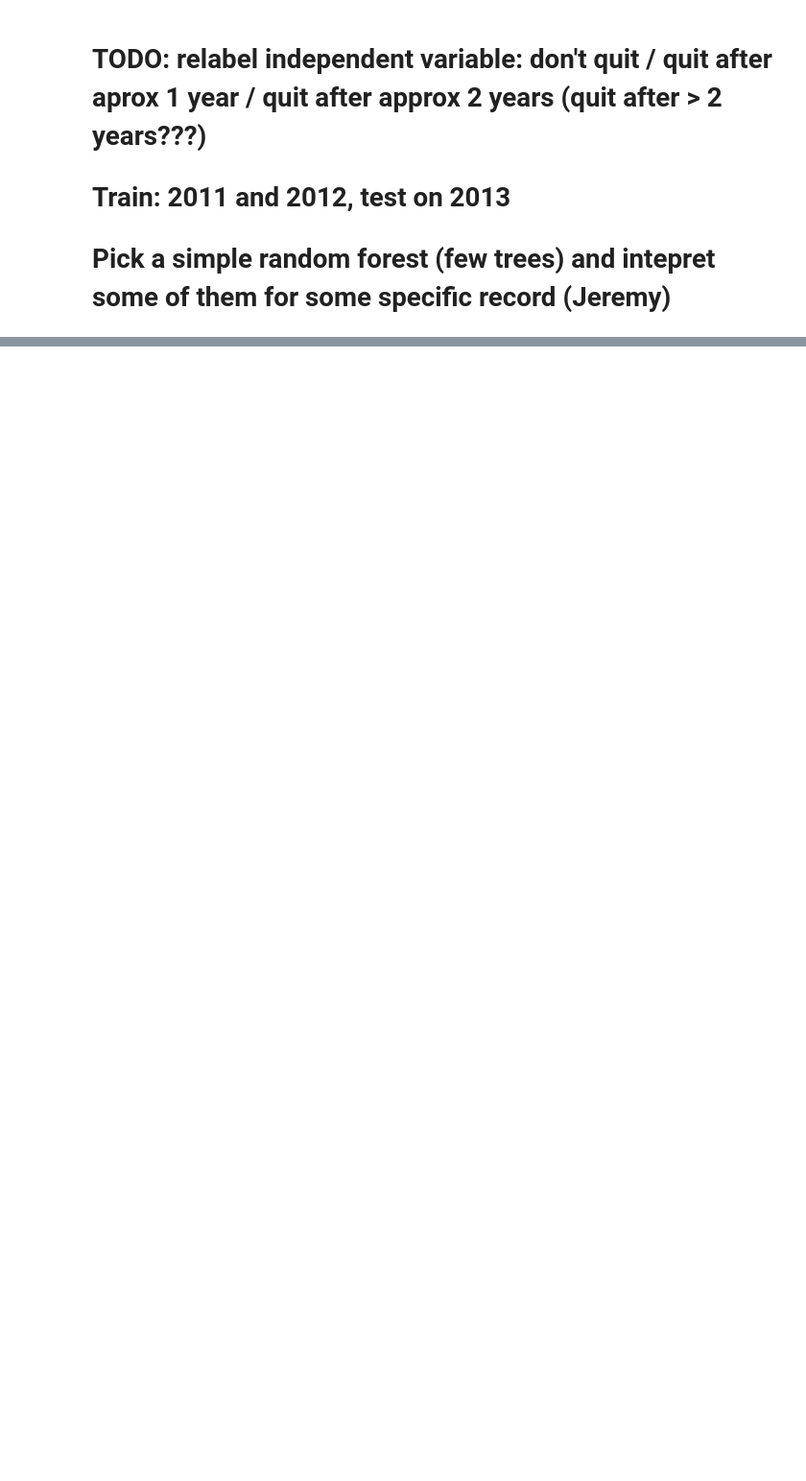
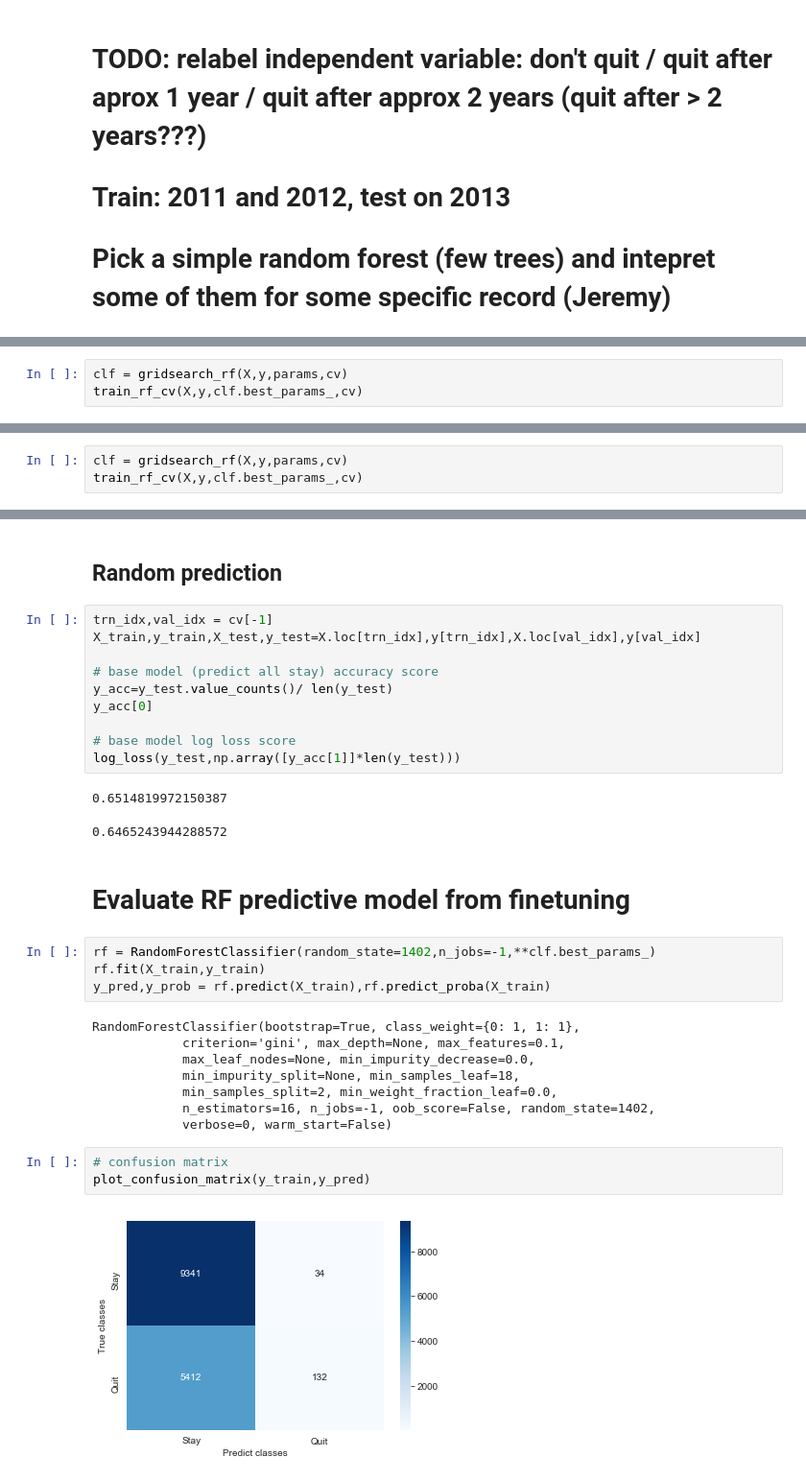
Before and after one commit to anhquan0412/pandas_practice, a Jupyter notebook: retention_ml.ipynb, the cells around one changed output, grey strips where cells are left out. Shown at 96% size. Saved outputs shown, nothing was run; the diff lists cells and outputs as text; blank space fills up the shorter version.

```diff
--- a/retention_ml.ipynb
+++ b/retention_ml.ipynb
@@ -118,0 +229,3 @@ Timestamp('2014-11-12 00:00:00')
+# %%
+clf = gridsearch_rf(X,y,params,cv)
+train_rf_cv(X,y,clf.best_params_,cv)
@@ -118,0 +245,3 @@ Timestamp('2014-11-12 00:00:00')
+# %%
+clf = gridsearch_rf(X,y,params,cv)
+train_rf_cv(X,y,clf.best_params_,cv)
@@ -118,0 +262,34 @@ Timestamp('2014-11-12 00:00:00')
+# %% [markdown]
+## Random prediction
+# %%
+trn_idx,val_idx = cv[-1]
+X_train,y_train,X_test,y_test=X.loc[trn_idx],y[trn_idx],X.loc[val_idx],y[val_idx]
+
+# base model (predict all stay) accuracy score
+y_acc=y_test.value_counts()/ len(y_test)
+y_acc[0]
+
+# base model log loss score
+log_loss(y_test,np.array([y_acc[1]]*len(y_test)))
+# %% [output]
+0.6514819972150387
+0.6465243944288572
+# %% [markdown]
+# Evaluate RF predictive model from finetuning
+# %%
+rf = RandomForestClassifier(random_state=1402,n_jobs=-1,**clf.best_params_)
+rf.fit(X_train,y_train)
+y_pred,y_prob = rf.predict(X_train),rf.predict_proba(X_train)
+# %% [output]
+RandomForestClassifier(bootstrap=True, class_weight={0: 1, 1: 1},
+            criterion='gini', max_depth=None, max_features=0.1,
+            max_leaf_nodes=None, min_impurity_decrease=0.0,
+            min_impurity_split=None, min_samples_leaf=18,
+            min_samples_split=2, min_weight_fraction_leaf=0.0,
+            n_estimators=16, n_jobs=-1, oob_score=False, random_state=1402,
+            verbose=0, warm_start=False)
+# %%
+# confusion matrix
+plot_confusion_matrix(y_train,y_pred)
+# %% [output]
+[figure, added]
```
Also changed, not shown: parts of 33 cells of this notebook.
